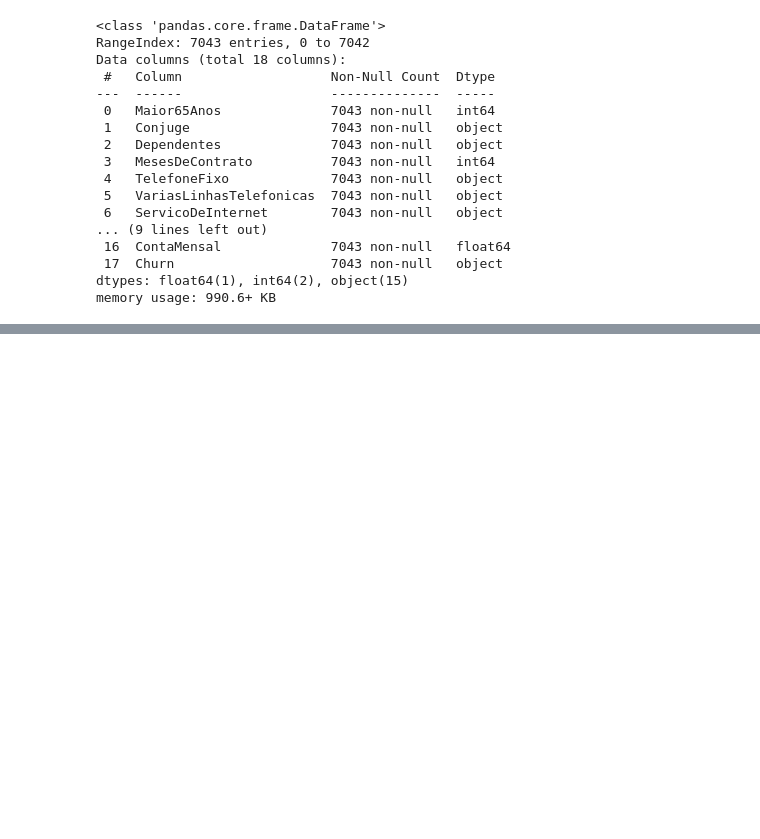
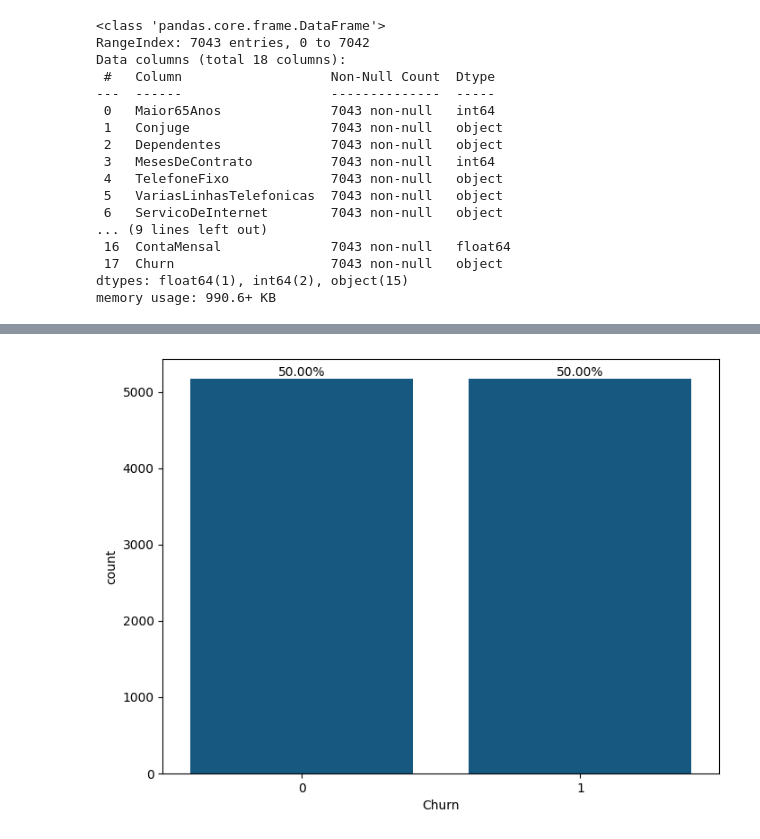
Before and after one commit to jesyavl/EX_ML01_churn, a Jupyter notebook: churn.ipynb, the cells around one changed output, grey strips where cells are left out. Cells and saved outputs as stored; diff of their text form; code cells hidden in the pictures; blank space fills up the shorter version.

```diff
--- a/churn.ipynb
+++ b/churn.ipynb
@@ -307,0 +104,7 @@ X_treino, X_teste, y_treino, y_teste = train_test_split(X_normalizado, y, test_s
+# %%
+mapeamento = {'Sim': 1,
+              'Nao': 0}
+
+colunas_para_mapear = ['Conjuge', 'Dependentes', 'TelefoneFixo','PagamentoOnline', 'Churn']
+dados[colunas_para_mapear] = dados[colunas_para_mapear].replace(mapeamento)
+dados.head()
@@ -307,0 +120,3 @@ X_treino, X_teste, y_treino, y_teste = train_test_split(X_normalizado, y, test_s
+# %%
+dados = pd.get_dummies(dados).astype(int)
+dados.head()
@@ -307,0 +159,3 @@ X_treino, X_teste, y_treino, y_teste = train_test_split(X_normalizado, y, test_s
+# %%
+X = dados.drop('Churn', axis = 1)
+y = dados['Churn']
@@ -307,0 +172,18 @@ X_treino, X_teste, y_treino, y_teste = train_test_split(X_normalizado, y, test_s
+# %%
+cor_seaborn = sns.color_palette("PuBu")
+cor = cor_seaborn[5]
+
+plt.figure(figsize = (8, 6))
+ax = sns.countplot(x = y, color = cor)
+
+total = len(y)
+for p in ax.patches:
+    height = p.get_height()
+    ax.text(p.get_x() + p.get_width() / 2.,
+            height + 3,
+            '{:.2f}%'.format((height / total) * 100),
+            ha = "center", va = "bottom")
+plt.grid(False)
+plt.show()
+# %% [output]
+[figure, added]
```
Also changed, not shown: parts of 115 cells of this notebook.
